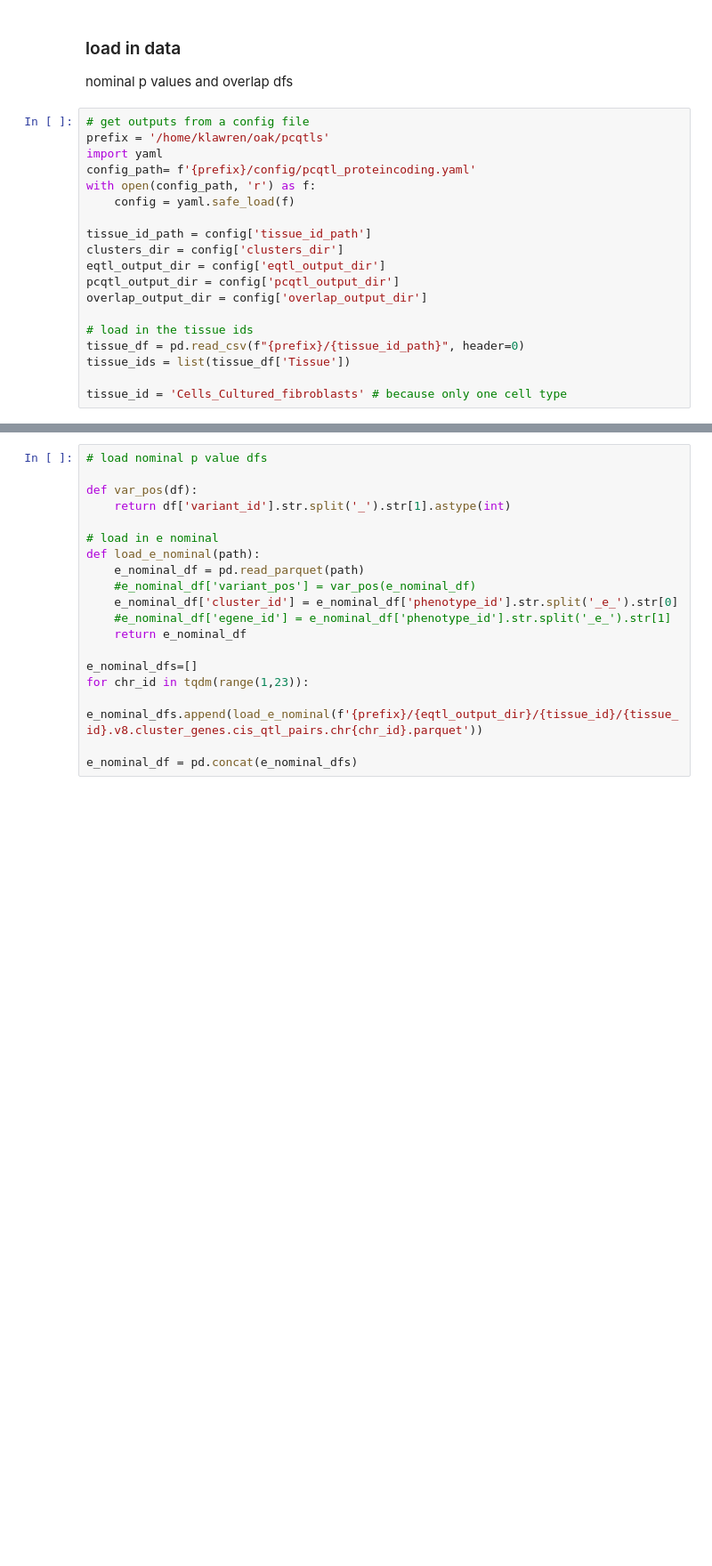
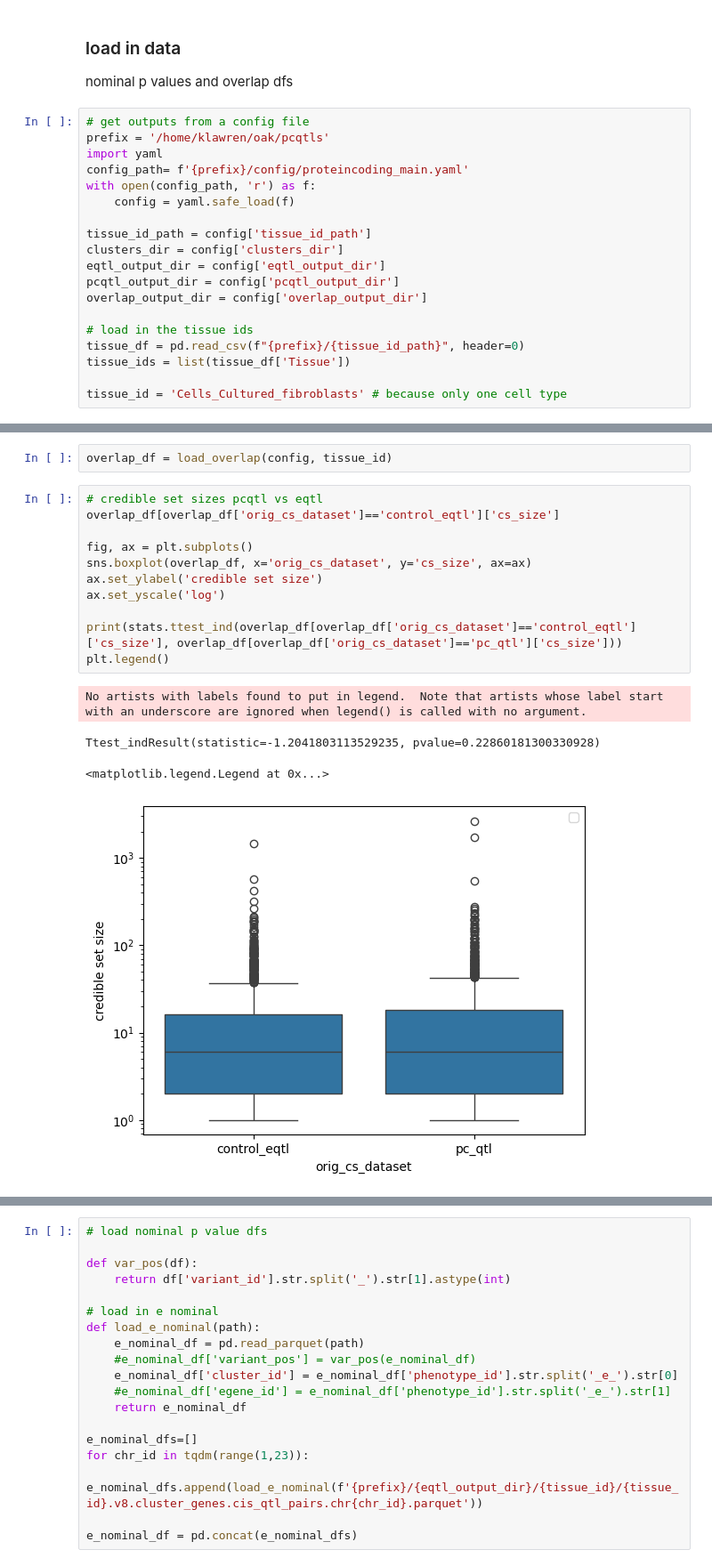
Before and after one commit to kal26/pcqtls, a Jupyter notebook: workflow/notebooks/pcqtl_analysis/pc_power.ipynb, the cells around one changed output, grey strips where cells are left out. Shown at 89% size. Drawn from its saved outputs; the diff is of its cells as text; blank space fills up the shorter version.

```diff
--- a/workflow/notebooks/pcqtl_analysis/pc_power.ipynb
+++ b/workflow/notebooks/pcqtl_analysis/pc_power.ipynb
@@ -16,7 +21,7 @@ nominal p values and overlap dfs
 # get outputs from a config file
 prefix = '/home/klawren/oak/pcqtls'
 import yaml
-config_path= f'{prefix}/config/pcqtl_proteincoding.yaml'
+config_path= f'{prefix}/config/proteincoding_main.yaml'
 with open(config_path, 'r') as f:
     config = yaml.safe_load(f)
 
@@ -33,0 +41,18 @@ tissue_id = 'Cells_Cultured_fibroblasts' # because only one cell type
+# %%
+overlap_df = load_overlap(config, tissue_id)
+# %%
+# credible set sizes pcqtl vs eqtl
+overlap_df[overlap_df['orig_cs_dataset']=='control_eqtl']['cs_size']
+
+fig, ax = plt.subplots()
+sns.boxplot(overlap_df, x='orig_cs_dataset', y='cs_size', ax=ax)
+ax.set_ylabel('credible set size')
+ax.set_yscale('log')
+
+print(stats.ttest_ind(overlap_df[overlap_df['orig_cs_dataset']=='control_eqtl']['cs_size'], overlap_df[overlap_df['orig_cs_dataset']=='pc_qtl']['cs_size']))
+plt.legend()
+# %% [output]
+No artists with labels found to put in legend.  Note that artists whose label start with an underscore are ignored when legend() is called with no argument.
+Ttest_indResult(statistic=-1.2041803113529235, pvalue=0.22860181300330928)
+<matplotlib.legend.Legend at 0x...>
+[figure, added]
```
Also changed, not shown: parts of 10 cells of this notebook, 6 other files.
